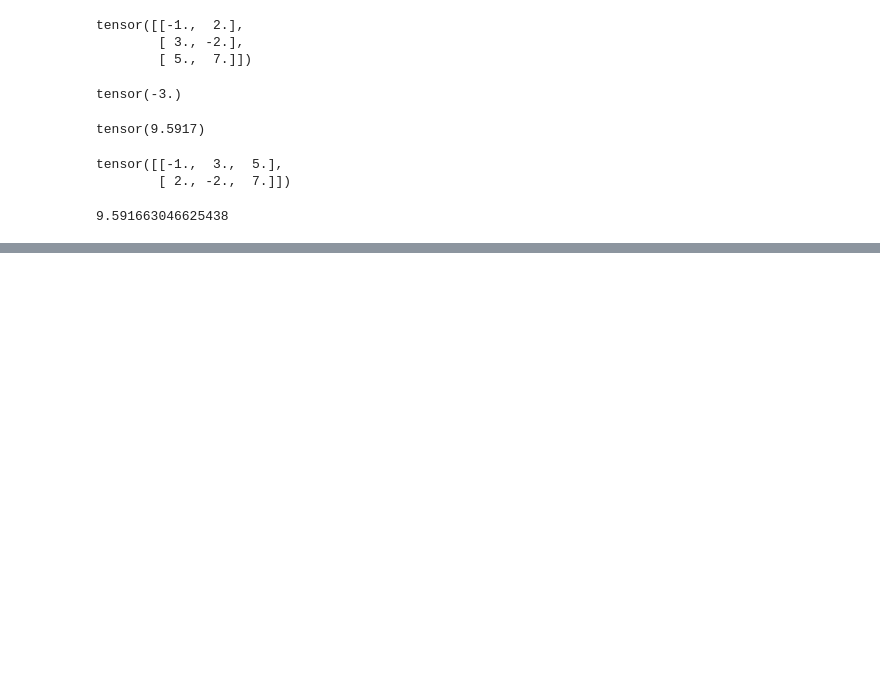
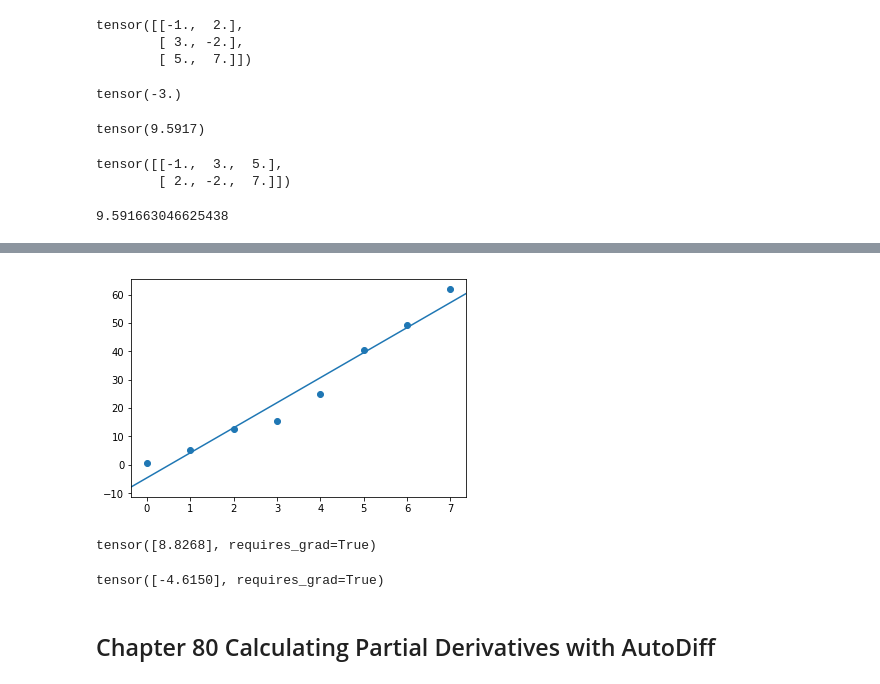
Before and after one commit to aster-fung/ML-foundations, a Jupyter notebook: notebooks/1-exercise.ipynb, the cells around one changed output, grey strips where cells are left out. Cells and saved outputs as stored; diff of their text form; code cells hidden in the pictures; blank space fills up the shorter version.

```diff
--- a/notebooks/1-exercise.ipynb
+++ b/notebooks/1-exercise.ipynb
@@ -318,0 +483,14 @@ sqrt(torch.trace(pdt))
+# %%
+regression_plot(x,y,m,b)
+# %% [output]
+[figure, added]
+# %%
+m
+# %% [output]
+tensor([8.8268], requires_grad=True)
+# %%
+b
+# %% [output]
+tensor([-4.6150], requires_grad=True)
+# %% [markdown]
+## Chapter 80 Calculating Partial Derivatives with AutoDiff
```
Also changed, not shown: parts of 44 cells of this notebook, 11 other files.
